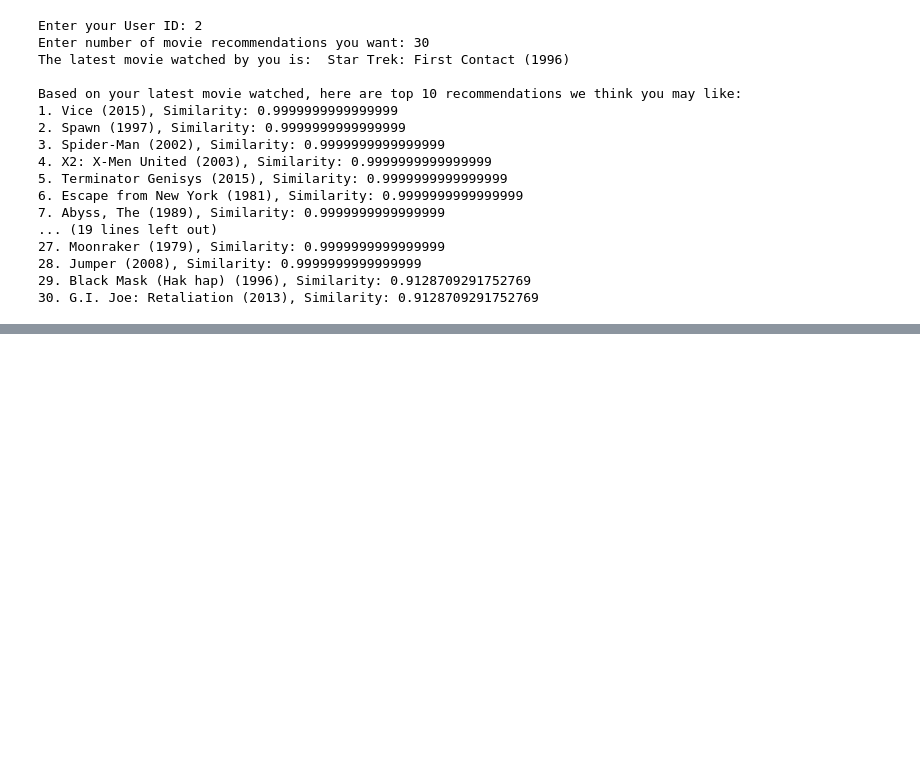
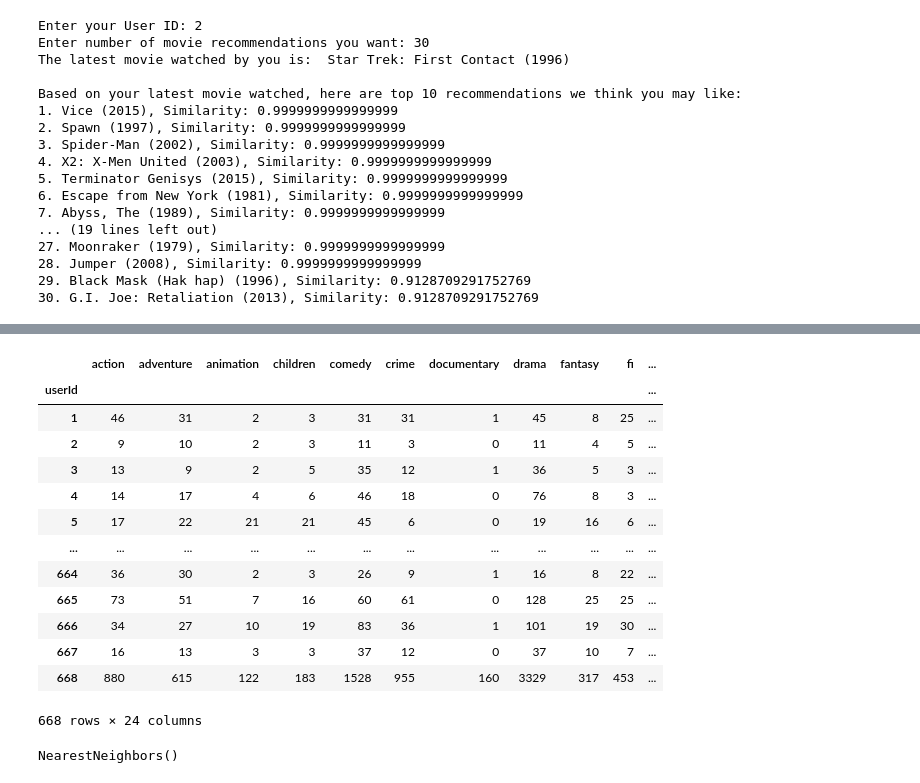
Before and after one commit to arghyadeep99/Movieflix, a Jupyter notebook: Movieflix.ipynb, the cells around one changed output, grey strips where cells are left out. Cells and saved outputs as stored; diff of their text form; code cells hidden in the pictures; blank space fills up the shorter version.

```diff
--- a/Movieflix.ipynb
+++ b/Movieflix.ipynb
@@ -487,0 +489,21 @@ Based on your latest movie watched, here are top 10 recommendations we think you
+# %%
+df = df_movies.merge(df_ratings)
+users_dataset = df.loc[:,["userId","movieId","title","genres","rating"]]
+df_ratings = users_dataset.loc[:,["title","rating"]].groupby("title").mean()
+genres = users_dataset["genres"]
+# %%
+lemmatizer = WordNetLemmatizer()
+lemmatized = []
+for i in range(len(genres)):
+    temp = genres[i].split("|")
+    for j in range(len(temp)):
+        temp[j] = lemmatizer.lemmatize(temp[j])
+    lemmatized.append(" ".join(temp))
+# %%
+cv = CountVectorizer()
+
+genre_cv = cv.fit_transform(lemmatized).toarray()
+
+genres = pd.DataFrame(genre_cv,columns=cv.get_feature_names())
+users_dataset = users_dataset.iloc[:,:-2]
+users_dataset = users_dataset.join(genres)
@@ -487,0 +526,29 @@ Based on your latest movie watched, here are top 10 recommendations we think you
+# %%
+final_dataset = users_dataset.drop(['movieId', 'title'], axis=1)
+genre_wise_count = final_dataset.groupby("userId").sum()
+ratings = df_ratings.copy()
+ratings = ratings.reset_index()
+genre_wise_count
+# %% [output]
+|  | action | adventure | animation | children | comedy | crime | documentary | drama | fantasy | fi | ... |
+| userId |  |  |  |  |  |  |  |  |  |  | ... |
+| 1 | 46 | 31 | 2 | 3 | 31 | 31 | 1 | 45 | 8 | 25 | ... |
+| 2 | 9 | 10 | 2 | 3 | 11 | 3 | 0 | 11 | 4 | 5 | ... |
+| 3 | 13 | 9 | 2 | 5 | 35 | 12 | 1 | 36 | 5 | 3 | ... |
+| 4 | 14 | 17 | 4 | 6 | 46 | 18 | 0 | 76 | 8 | 3 | ... |
+| 5 | 17 | 22 | 21 | 21 | 45 | 6 | 0 | 19 | 16 | 6 | ... |
+| ... | ... | ... | ... | ... | ... | ... | ... | ... | ... | ... | ... |
+| 664 | 36 | 30 | 2 | 3 | 26 | 9 | 1 | 16 | 8 | 22 | ... |
+| 665 | 73 | 51 | 7 | 16 | 60 | 61 | 0 | 128 | 25 | 25 | ... |
+| 666 | 34 | 27 | 10 | 19 | 83 | 36 | 1 | 101 | 19 | 30 | ... |
+| 667 | 16 | 13 | 3 | 3 | 37 | 12 | 0 | 37 | 10 | 7 | ... |
+| 668 | 880 | 615 | 122 | 183 | 1528 | 955 | 160 | 3329 | 317 | 453 | ... |
+668 rows × 24 columns
+# %%
+from sklearn.neighbors import NearestNeighbors
+
+X = genre_wise_count.iloc[:,:].values
+classifier = NearestNeighbors()
+classifier.fit(X)
+# %% [output]
+NearestNeighbors()
```
Also changed, not shown: parts of 9 cells of this notebook.
